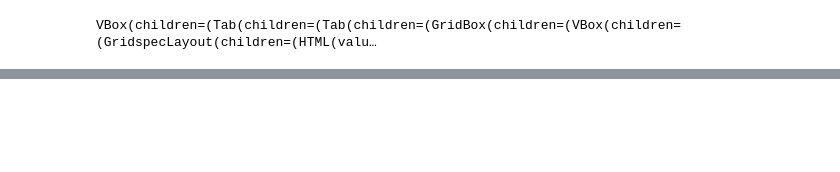
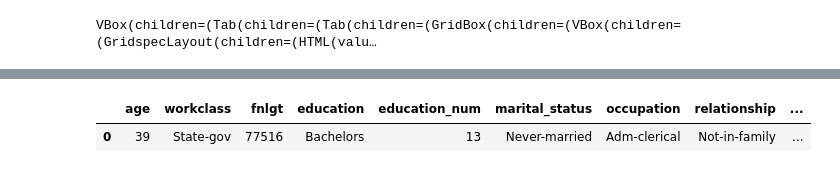
Before and after one commit to jhonsen/census_income, a Jupyter notebook: notebooks/EDA.ipynb, the cells around one changed output, grey strips where cells are left out. Drawn from its saved outputs; the diff is of its cells as text; code cells hidden in the pictures; blank space fills up the shorter version.

```diff
--- a/notebooks/EDA.ipynb
+++ b/notebooks/EDA.ipynb
@@ -18,0 +64,5 @@ VBox(children=(Tab(children=(Tab(children=(GridBox(children=(VBox(children=(Grid
+# %%
+df.head(1)
+# %% [output]
+|  | age | workclass | fnlgt | education | education_num | marital_status | occupation | relationship | ... |
+| 0 | 39 | State-gov | 77516 | Bachelors | 13 | Never-married | Adm-clerical | Not-in-family | ... |
```
Also changed, not shown: parts of 42 cells of this notebook.
